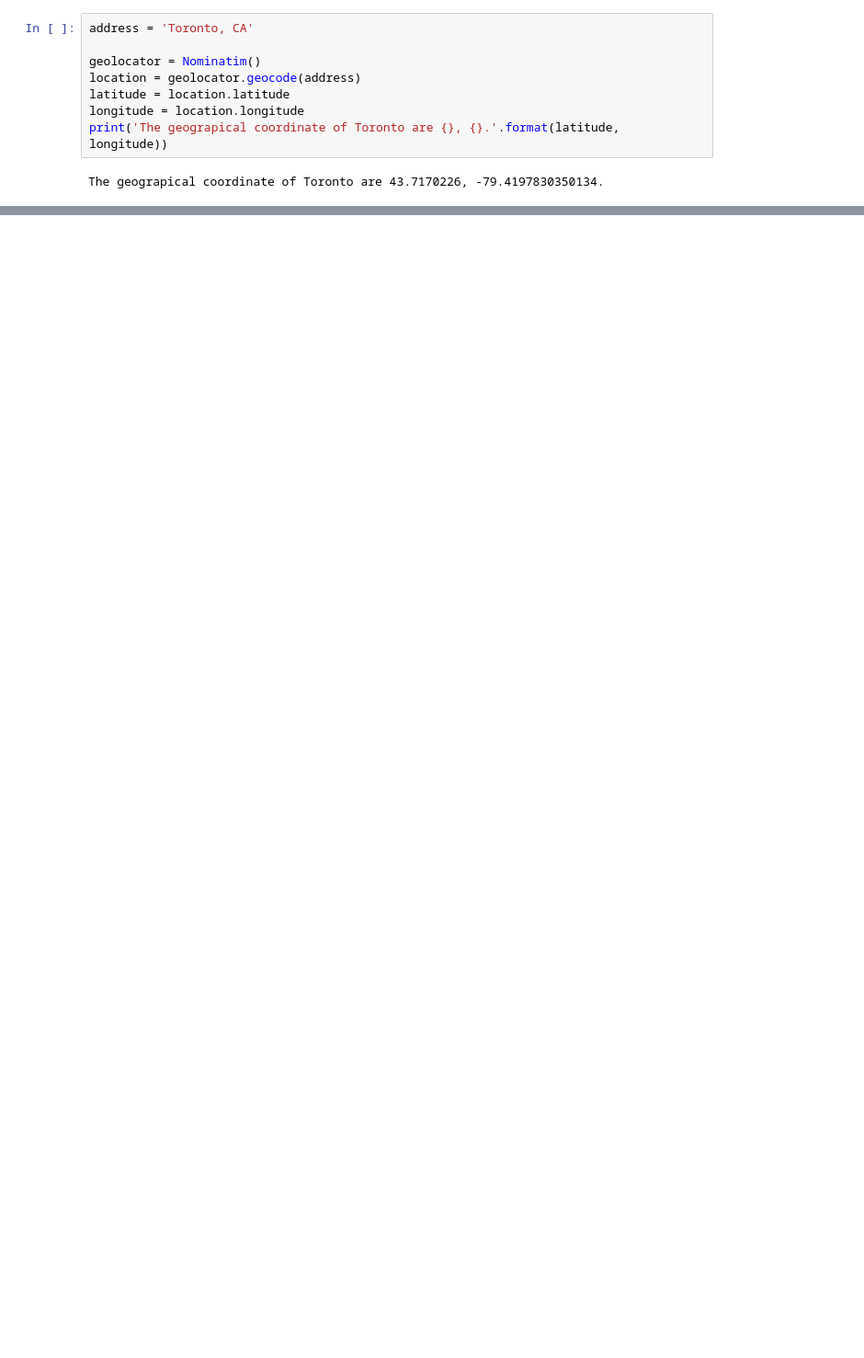
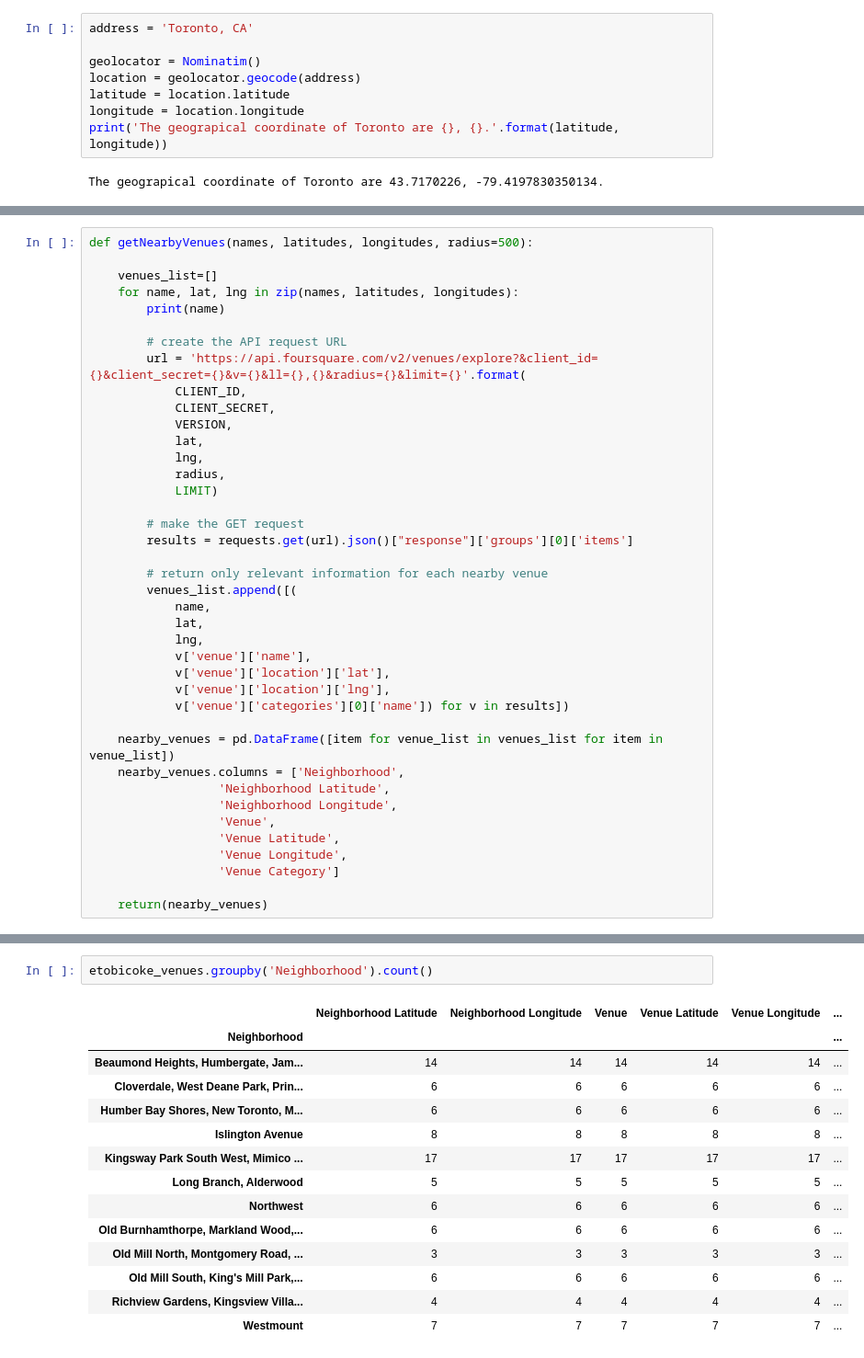
Before and after one commit to lilianaolis/Coursera_Capstone, a Jupyter notebook: assigmentweek3_3.ipynb, the cells around one changed output, grey strips where cells are left out. Shown: that part at 92% size. Drawn from its saved outputs; the diff is of its cells as text; blank space fills up the shorter version.

```diff
--- a/assigmentweek3_3.ipynb
+++ b/assigmentweek3_3.ipynb
@@ -178,0 +335,40 @@ map_toronto
+# %%
+def getNearbyVenues(names, latitudes, longitudes, radius=500):
+
+    venues_list=[]
+    for name, lat, lng in zip(names, latitudes, longitudes):
+        print(name)
+
+        # create the API request URL
+        url = 'https://api.foursquare.com/v2/venues/explore?&client_id={}&client_secret={}&v={}&ll={},{}&radius={}&limit={}'.format(
+            CLIENT_ID,
+            CLIENT_SECRET,
+            VERSION,
+            lat,
+            lng,
+            radius,
+            LIMIT)
+
+        # make the GET request
+        results = requests.get(url).json()["response"]['groups'][0]['items']
+
+        # return only relevant information for each nearby venue
+        venues_list.append([(
+            name,
+            lat,
+            lng,
+            v['venue']['name'],
+            v['venue']['location']['lat'],
+            v['venue']['location']['lng'],
+            v['venue']['categories'][0]['name']) for v in results])
+
+    nearby_venues = pd.DataFrame([item for venue_list in venues_list for item in venue_list])
+    nearby_venues.columns = ['Neighborhood',
+                  'Neighborhood Latitude',
+                  'Neighborhood Longitude',
+                  'Venue',
+                  'Venue Latitude',
+                  'Venue Longitude',
+                  'Venue Category']
+
+    return(nearby_venues)
@@ -178,0 +407,17 @@ map_toronto
+# %%
+etobicoke_venues.groupby('Neighborhood').count()
+# %% [output]
+|  | Neighborhood Latitude | Neighborhood Longitude | Venue | Venue Latitude | Venue Longitude | ... |
+| Neighborhood |  |  |  |  |  | ... |
+| Beaumond Heights, Humbergate, Jam... | 14 | 14 | 14 | 14 | 14 | ... |
+| Cloverdale, West Deane Park, Prin... | 6 | 6 | 6 | 6 | 6 | ... |
+| Humber Bay Shores, New Toronto, M... | 6 | 6 | 6 | 6 | 6 | ... |
+| Islington Avenue | 8 | 8 | 8 | 8 | 8 | ... |
+| Kingsway Park South West, Mimico ... | 17 | 17 | 17 | 17 | 17 | ... |
+| Long Branch, Alderwood | 5 | 5 | 5 | 5 | 5 | ... |
+| Northwest | 6 | 6 | 6 | 6 | 6 | ... |
+| Old Burnhamthorpe, Markland Wood,... | 6 | 6 | 6 | 6 | 6 | ... |
+| Old Mill North, Montgomery Road, ... | 3 | 3 | 3 | 3 | 3 | ... |
+| Old Mill South, King's Mill Park,... | 6 | 6 | 6 | 6 | 6 | ... |
+| Richview Gardens, Kingsview Villa... | 4 | 4 | 4 | 4 | 4 | ... |
+| Westmount | 7 | 7 | 7 | 7 | 7 | ... |
```
Also changed, not shown: parts of 61 cells of this notebook.
